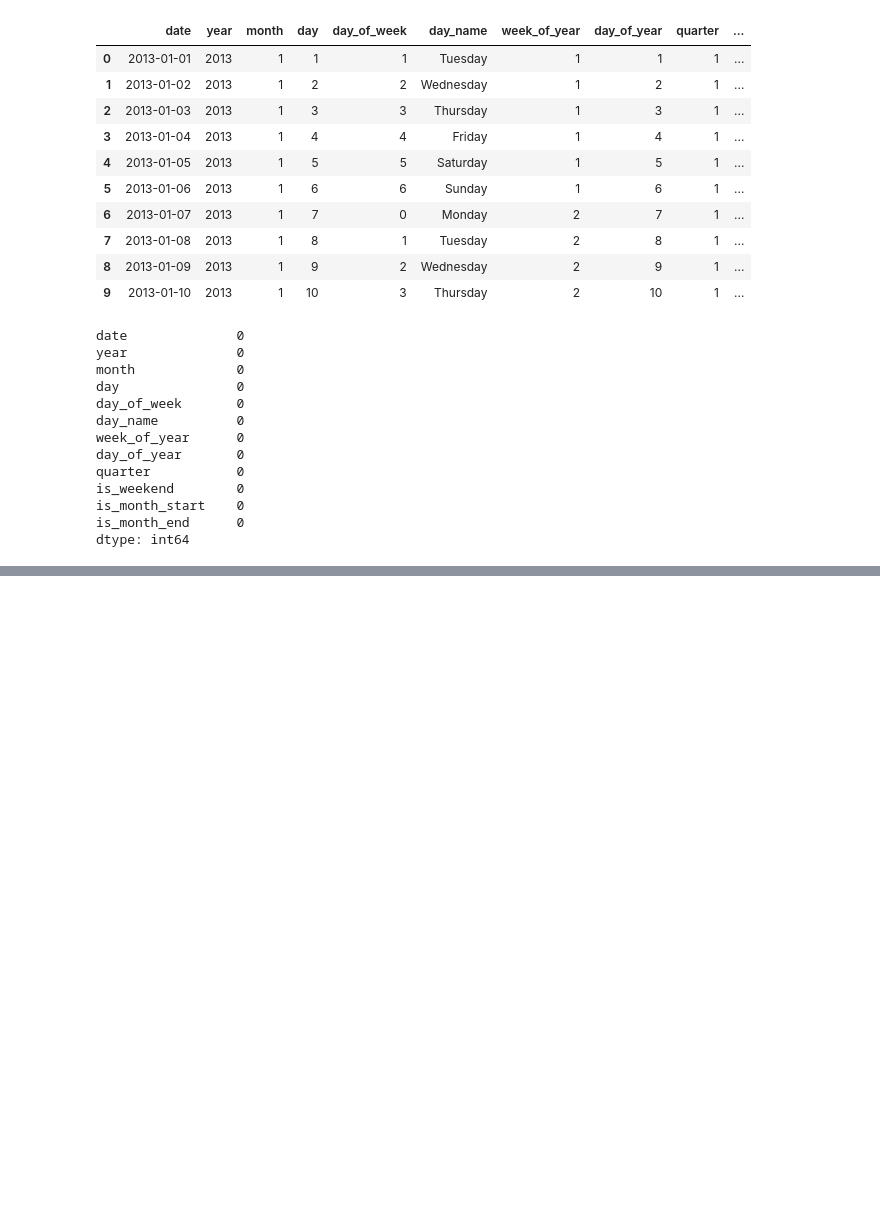
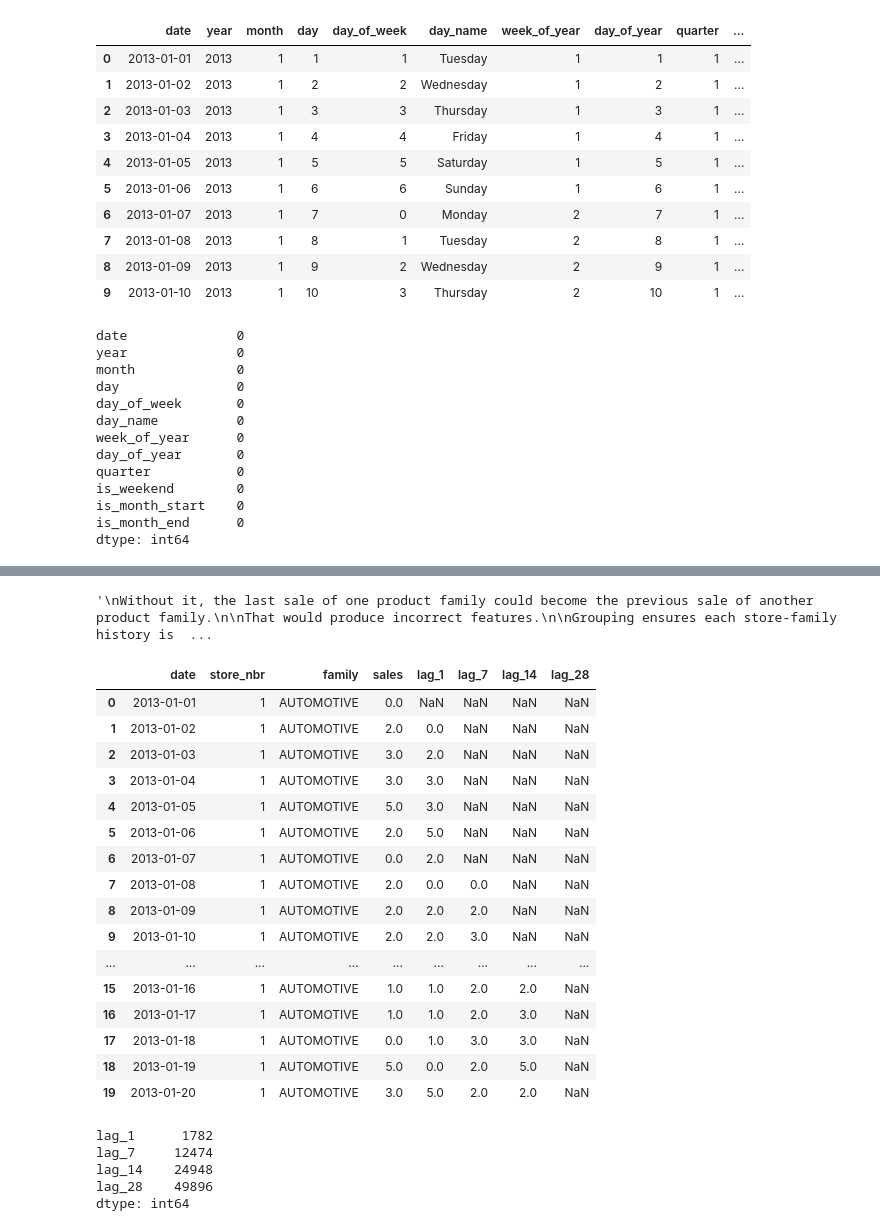
Before and after one commit to Husnain5Khalid/DemandIQ-Smart-demand-forecasting-, a Jupyter notebook: notebooks/feature_engineering.ipynb, the cells around one changed output, grey strips where cells are left out. Cells and saved outputs as stored; diff of their text form; code cells hidden in the pictures; blank space fills up the shorter version.

```diff
--- a/notebooks/feature_engineering.ipynb
+++ b/notebooks/feature_engineering.ipynb
@@ -240,0 +246,2 @@ dtype: int64
+# %%
+df["lag_1"] = (df.groupby(["store_nbr", "family"])["sales"].shift(1))   #shift=1 means  1 day ago
@@ -240,0 +258,75 @@ dtype: int64
+# %%
+## Why groupby()?
+'''
+Without it, the last sale of one product family could become the previous sale of another product family.
+
+That would produce incorrect features.
+
+Grouping ensures each store-family history is treated independently.
+'''
+# %% [output]
+'\nWithout it, the last sale of one product family could become the previous sale of another product family.\n\nThat would produce incorrect features.\n\nGrouping ensures each store-family history is  ...
+# %%
+df["lag_7"] = (
+    df
+    .groupby(["store_nbr", "family"])["sales"]
+    .shift(7)
+)
+# %%
+df["lag_14"] = (
+    df
+    .groupby(["store_nbr", "family"])["sales"]
+    .shift(14)
+)
+# %%
+df["lag_28"] = (
+    df
+    .groupby(["store_nbr", "family"])["sales"]
+    .shift(28)
+)
+# %%
+cols = [
+    "date",
+    "store_nbr",
+    "family",
+    "sales",
+    "lag_1",
+    "lag_7",
+    "lag_14",
+    "lag_28"
+]
+
+df[cols].head(20)
+# %% [output]
+|  | date | store_nbr | family | sales | lag_1 | lag_7 | lag_14 | lag_28 |
+| 0 | 2013-01-01 | 1 | AUTOMOTIVE | 0.0 | NaN | NaN | NaN | NaN |
+| 1 | 2013-01-02 | 1 | AUTOMOTIVE | 2.0 | 0.0 | NaN | NaN | NaN |
+| 2 | 2013-01-03 | 1 | AUTOMOTIVE | 3.0 | 2.0 | NaN | NaN | NaN |
+| 3 | 2013-01-04 | 1 | AUTOMOTIVE | 3.0 | 3.0 | NaN | NaN | NaN |
+| 4 | 2013-01-05 | 1 | AUTOMOTIVE | 5.0 | 3.0 | NaN | NaN | NaN |
+| 5 | 2013-01-06 | 1 | AUTOMOTIVE | 2.0 | 5.0 | NaN | NaN | NaN |
+| 6 | 2013-01-07 | 1 | AUTOMOTIVE | 0.0 | 2.0 | NaN | NaN | NaN |
+| 7 | 2013-01-08 | 1 | AUTOMOTIVE | 2.0 | 0.0 | 0.0 | NaN | NaN |
+| 8 | 2013-01-09 | 1 | AUTOMOTIVE | 2.0 | 2.0 | 2.0 | NaN | NaN |
+| 9 | 2013-01-10 | 1 | AUTOMOTIVE | 2.0 | 2.0 | 3.0 | NaN | NaN |
+| ... | ... | ... | ... | ... | ... | ... | ... | ... |
+| 15 | 2013-01-16 | 1 | AUTOMOTIVE | 1.0 | 1.0 | 2.0 | 2.0 | NaN |
+| 16 | 2013-01-17 | 1 | AUTOMOTIVE | 1.0 | 1.0 | 2.0 | 3.0 | NaN |
+| 17 | 2013-01-18 | 1 | AUTOMOTIVE | 0.0 | 1.0 | 3.0 | 3.0 | NaN |
+| 18 | 2013-01-19 | 1 | AUTOMOTIVE | 5.0 | 0.0 | 2.0 | 5.0 | NaN |
+| 19 | 2013-01-20 | 1 | AUTOMOTIVE | 3.0 | 5.0 | 2.0 | 2.0 | NaN |
+# %%
+lag_cols = [
+    "lag_1",
+    "lag_7",
+    "lag_14",
+    "lag_28"
+]
+
+df[lag_cols].isnull().sum()
+# %% [output]
+lag_1      1782
+lag_7     12474
+lag_14    24948
+lag_28    49896
+dtype: int64
```
Also changed, not shown: parts of 2 cells of this notebook.
